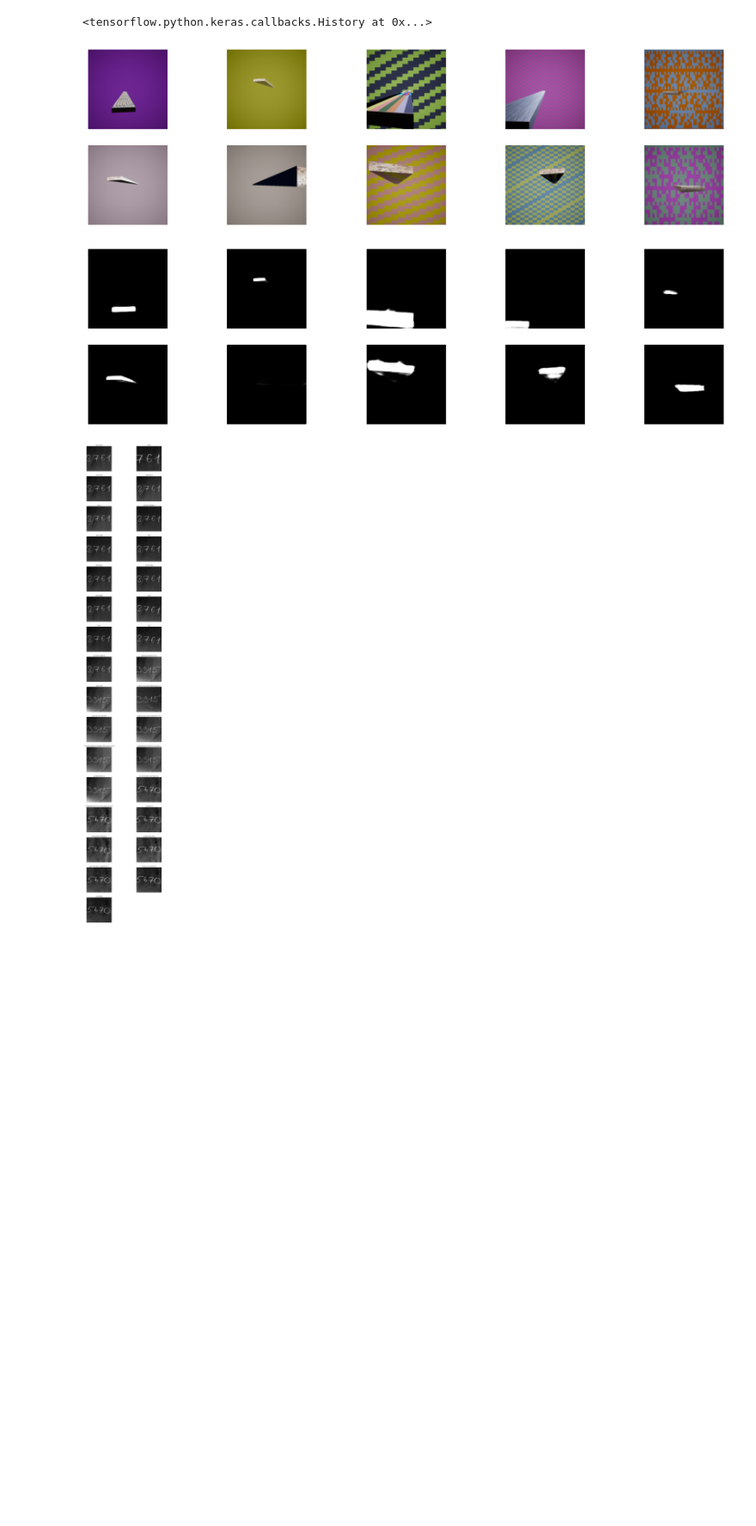
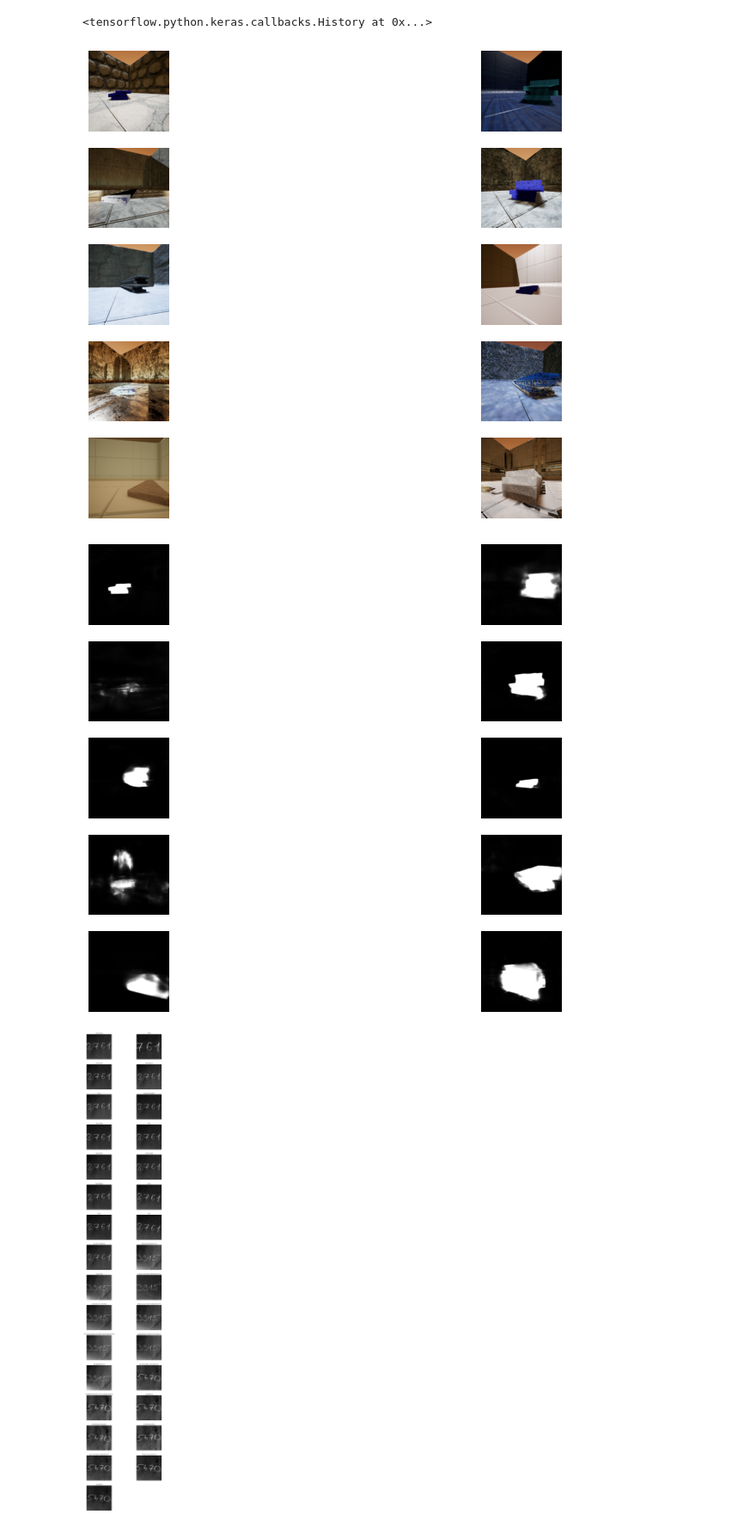
Before and after one commit to tunmustard/features_extractions, a Jupyter notebook: projects/billid/main_billid_256x256_t22_unet.ipynb, the cells around one changed output. Shown at 86% size. Cells and saved outputs as stored; diff of their text form; code cells hidden in the pictures; blank space fills up the shorter version.

Commit message:
billid run pipeline created and tested

```diff
--- a/projects/billid/main_billid_256x256_t22_unet.ipynb
+++ b/projects/billid/main_billid_256x256_t22_unet.ipynb
@@ -25,7 +25,7 @@ from featexlib import Debug as dbug
 from featexlib import *
 # %%
 ###Load data
-x_load, y_load = Image_generator.load_data(save_dir = "../../Data/billid/training_data/", name="ndds_256x256_1000")
+x_load, y_load = Image_generator.load_data(save_dir = "../../Data/billid/training_data/", name="ndds_256x256_2000")
 
 print("===================================")
 
@@ -43,8 +43,8 @@ Show first 4 images of x,y:
 # %%
 ###Split data to test and train
 n_offset = 0
-n_train = 700
-n_test = 300
+n_train = 1900
+n_test = 100
 pic_h = x_load.shape[1]
 pic_w = x_load.shape[2]
 pic_ch = x_load.shape[3] if len(x_load.shape)>3 else 1
@@ -165,5 +165,5 @@ def unet(pretrained_weights = None,input_size = (256,256,3)):
 # %%
 model = unet()
 # %%
-model.fit(xs, ys, batch_size=10, epochs=10)
+model.fit(xs, ys, batch_size=20, epochs=5)
 # %% [output]
@@ -225,11 +215,11 @@ Epoch 10/10
 # %%
 y_pred = model(xs_test[10:20]).numpy()
 #dbug.show_images_list(xs_test[:10].reshape(-1,pic_h,pic_w,pic_ch), col_number = 5)
-dbug.show_images_list(x_test[10:20].reshape(-1,pic_h,pic_w,pic_ch), col_number = 5)
-dbug.show_images_list(y_pred.reshape(-1,pic_h,pic_w), col_number = 5)
+dbug.show_images_list(x_test[10:20].reshape(-1,pic_h,pic_w,pic_ch), col_number = 2, height = 2)
+dbug.show_images_list(y_pred.reshape(-1,pic_h,pic_w), col_number = 2, height = 2)
 # %% [output]
-[figure, old version]
+[figure, new version]
-[figure, old version]
+[figure, new version]
 # %%
 ####Small test pipilene
 
```
Also changed, not shown: parts of 9 cells of this notebook, 6 other files.
